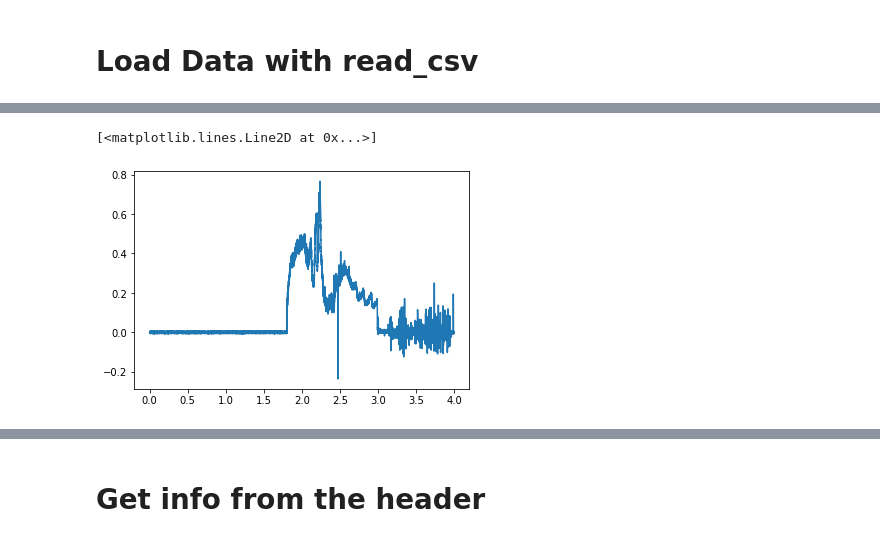
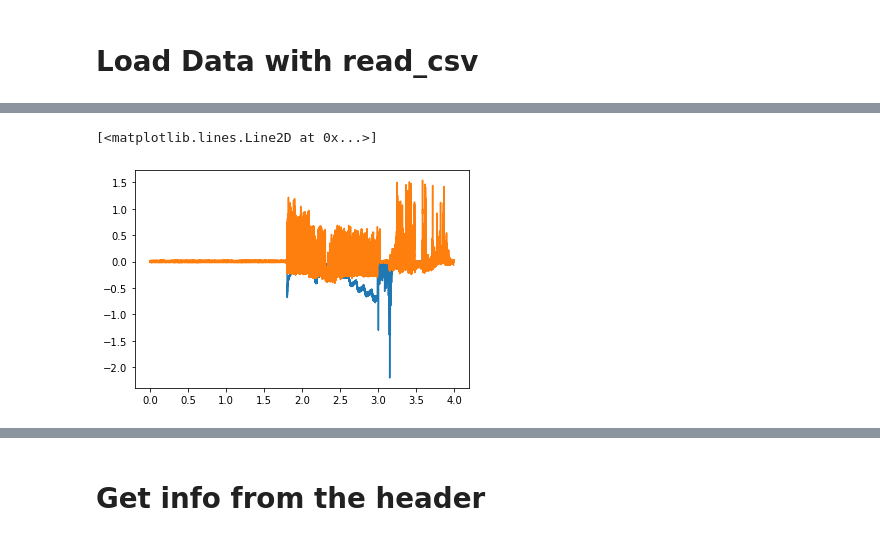
Before and after one commit to queezz/AXUV, a Jupyter notebook: notebooks/readdata.ipynb, the cells around one changed output, grey strips where cells are left out. Saved outputs shown, nothing was run; the diff lists cells and outputs as text; code cells hidden in the pictures.

```diff
--- a/notebooks/readdata.ipynb
+++ b/notebooks/readdata.ipynb
@@ -46,5 +43,7 @@ print(colnan)
-# %%
-plot(t,data['CH7'])
-# %% [output]
-[<matplotlib.lines.Line2D at 0x...>]
-[figure, removed]
+# %%
+plot(t,data['CH1'])
+plot(t,data['CH15'])
+#_ = [plot(t,data[n]) for n in colch]
+# %% [output]
+[<matplotlib.lines.Line2D at 0x...>]
+[figure, added]
```
Also changed, not shown: parts of 8 cells of this notebook, 4 other files.
